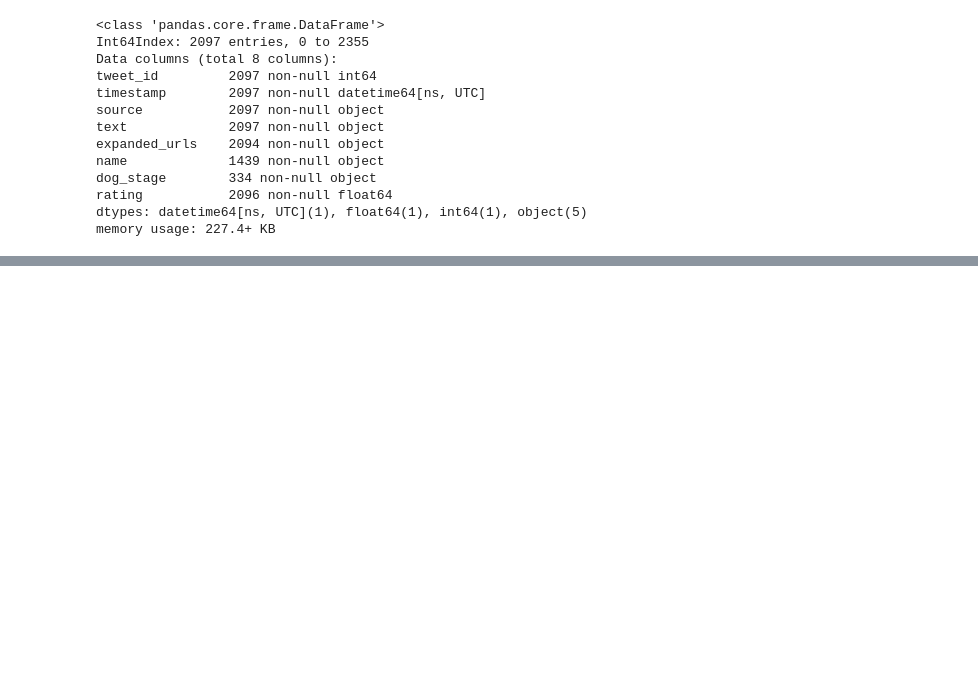
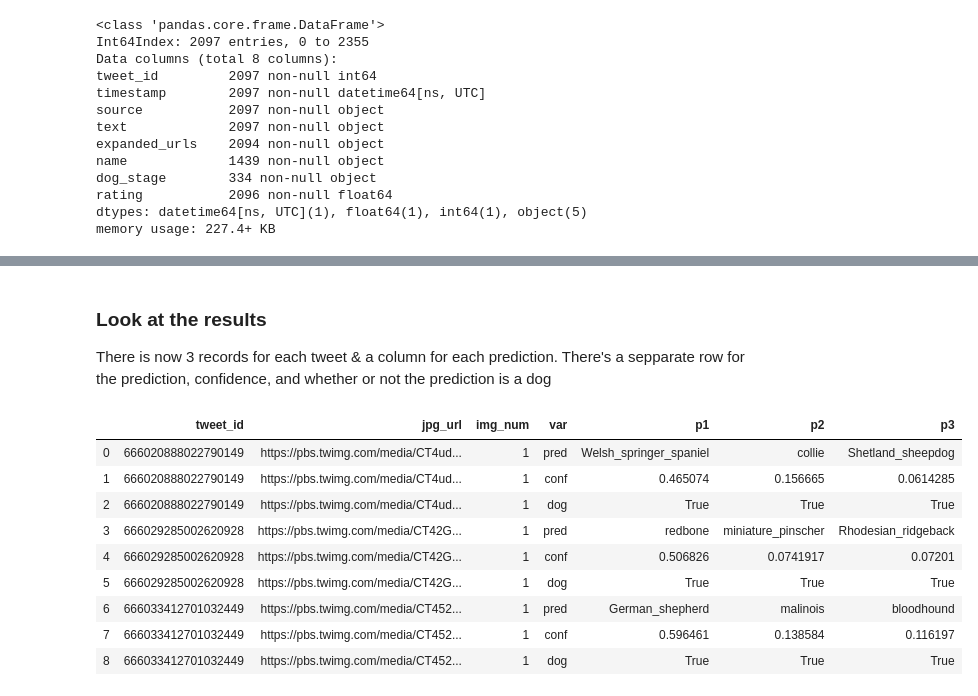
Before and after one commit to loeakaodas/dand_wrangle_and_analyze_data, a Jupyter notebook: wrangle_act.ipynb, the cells around one changed output, grey strips where cells are left out. Saved outputs shown, nothing was run; the diff lists cells and outputs as text; code cells hidden in the pictures; blank space fills up the shorter version.

```diff
--- a/wrangle_act.ipynb
+++ b/wrangle_act.ipynb
@@ -614,0 +697,4 @@ df[(df.retweet_count.isna()) | (df.favorite_count.isna())]
+# %%
+# Since melt() wasn't able to provide the desired result,
+# rename columns for use in wide_to_long() function
+image_predictions.rename(columns={'p1': 'p1_pred', 'p2': 'p2_pred', 'p3': 'p3_pred'}, inplace=True)
@@ -614,0 +721,25 @@ df[(df.retweet_count.isna()) | (df.favorite_count.isna())]
+# %%
+# Convert the wide 'image_predictions' data from a wide to a long (tidy) dataframe
+tidy_predictions = pd.wide_to_long(image_predictions,
+                i=['tweet_id', 'jpg_url', 'img_num'],
+                j='var',
+                stubnames=['p1', 'p2', 'p3'],
+                sep="_",
+                suffix='\D+').reset_index()
+# %% [markdown]
+### Look at the results
+
+There is now 3 records for each tweet & a column for each prediction. There's a sepparate row for the prediction, confidence, and whether or not the prediction is a dog
+# %%
+tidy_predictions.head(9)
+# %% [output]
+|  | tweet_id | jpg_url | img_num | var | p1 | p2 | p3 |
+| 0 | 666020888022790149 | https://pbs.twimg.com/media/CT4ud... | 1 | pred | Welsh_springer_spaniel | collie | Shetland_sheepdog |
+| 1 | 666020888022790149 | https://pbs.twimg.com/media/CT4ud... | 1 | conf | 0.465074 | 0.156665 | 0.0614285 |
+| 2 | 666020888022790149 | https://pbs.twimg.com/media/CT4ud... | 1 | dog | True | True | True |
+| 3 | 666029285002620928 | https://pbs.twimg.com/media/CT42G... | 1 | pred | redbone | miniature_pinscher | Rhodesian_ridgeback |
+| 4 | 666029285002620928 | https://pbs.twimg.com/media/CT42G... | 1 | conf | 0.506826 | 0.0741917 | 0.07201 |
+| 5 | 666029285002620928 | https://pbs.twimg.com/media/CT42G... | 1 | dog | True | True | True |
+| 6 | 666033412701032449 | https://pbs.twimg.com/media/CT452... | 1 | pred | German_shepherd | malinois | bloodhound |
+| 7 | 666033412701032449 | https://pbs.twimg.com/media/CT452... | 1 | conf | 0.596461 | 0.138584 | 0.116197 |
+| 8 | 666033412701032449 | https://pbs.twimg.com/media/CT452... | 1 | dog | True | True | True |
```
Also changed, not shown: parts of 29 cells of this notebook, 3 other files.
